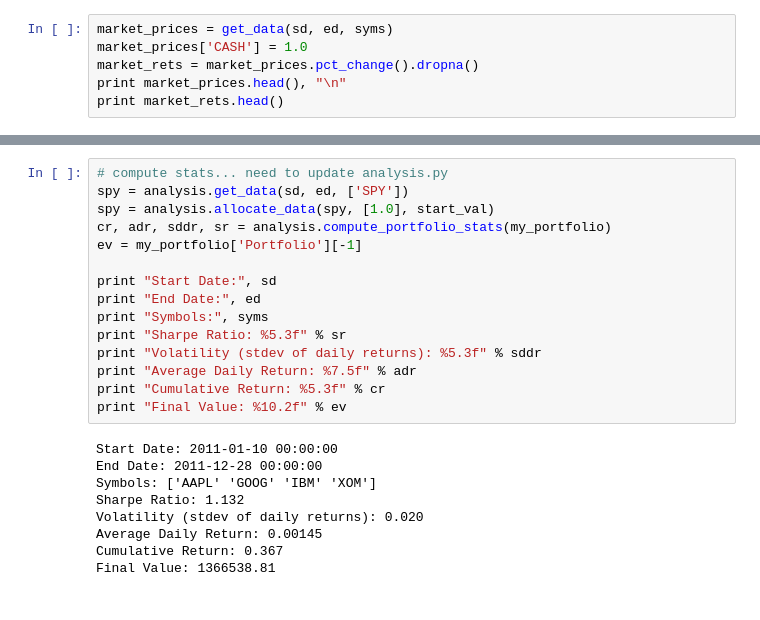
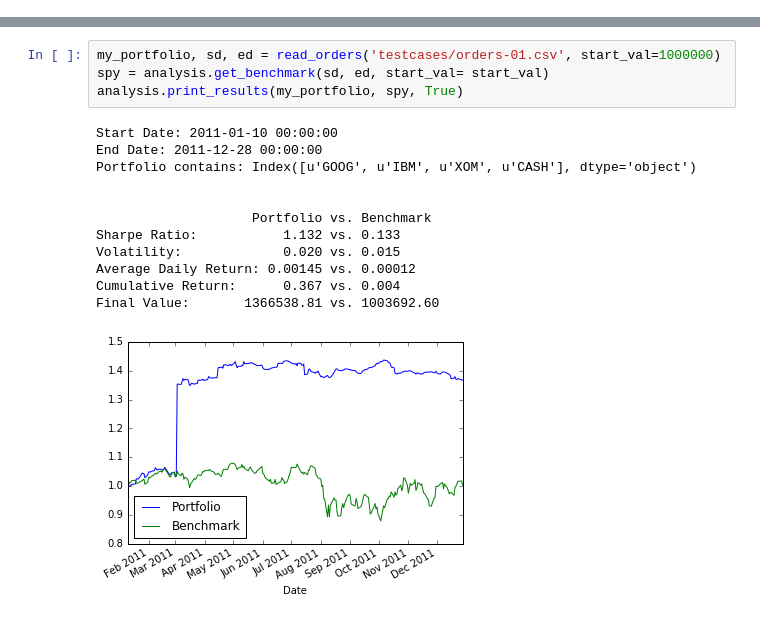
Before and after one commit to bergsfam/ml-projects, a Jupyter notebook: projects/stockpredictr/Playing_The_Market.ipynb, the cells around one changed output, grey strips where cells are left out. Saved outputs shown, nothing was run; the diff lists cells and outputs as text.

Commit message:
Updated analysis functions

```diff
--- a/projects/stockpredictr/Playing_The_Market.ipynb
+++ b/projects/stockpredictr/Playing_The_Market.ipynb
@@ -32,6 +12,0 @@ def get_data(start, end, symbols):
-# %%
-market_prices = get_data(sd, ed, syms)
-market_prices['CASH'] = 1.0
-market_rets = market_prices.pct_change().dropna()
-print market_prices.head(), "\n"
-print market_rets.head()
@@ -117,24 +54,17 @@ Date
-# %%
-# compute stats... need to update analysis.py
-spy = analysis.get_data(sd, ed, ['SPY'])
-spy = analysis.allocate_data(spy, [1.0], start_val)
-cr, adr, sddr, sr = analysis.compute_portfolio_stats(my_portfolio)
-ev = my_portfolio['Portfolio'][-1]
-
-print "Start Date:", sd
-print "End Date:", ed
-print "Symbols:", syms
-print "Sharpe Ratio: %5.3f" % sr
-print "Volatility (stdev of daily returns): %5.3f" % sddr
-print "Average Daily Return: %7.5f" % adr
-print "Cumulative Return: %5.3f" % cr
-print "Final Value: %10.2f" % ev
-# %% [output]
-Start Date: 2011-01-10 00:00:00
-End Date: 2011-12-28 00:00:00
-Symbols: ['AAPL' 'GOOG' 'IBM' 'XOM']
-Sharpe Ratio: 1.132
-Volatility (stdev of daily returns): 0.020
-Average Daily Return: 0.00145
-Cumulative Return: 0.367
-Final Value: 1366538.81
+# %%
+my_portfolio, sd, ed = read_orders('testcases/orders-01.csv', start_val=1000000)
+spy = analysis.get_benchmark(sd, ed, start_val= start_val)
+analysis.print_results(my_portfolio, spy, True)
+# %% [output]
+Start Date: 2011-01-10 00:00:00
+End Date: 2011-12-28 00:00:00
+Portfolio contains: Index([u'GOOG', u'IBM', u'XOM', u'CASH'], dtype='object')
+
+
+                    Portfolio vs. Benchmark
+Sharpe Ratio:           1.132 vs. 0.133
+Volatility:             0.020 vs. 0.015
+Average Daily Return: 0.00145 vs. 0.00012
+Cumulative Return:      0.367 vs. 0.004
+Final Value:       1366538.81 vs. 1003692.60
+[figure, added]
```
Also changed, not shown: parts of 17 cells of this notebook, 1 other file.
